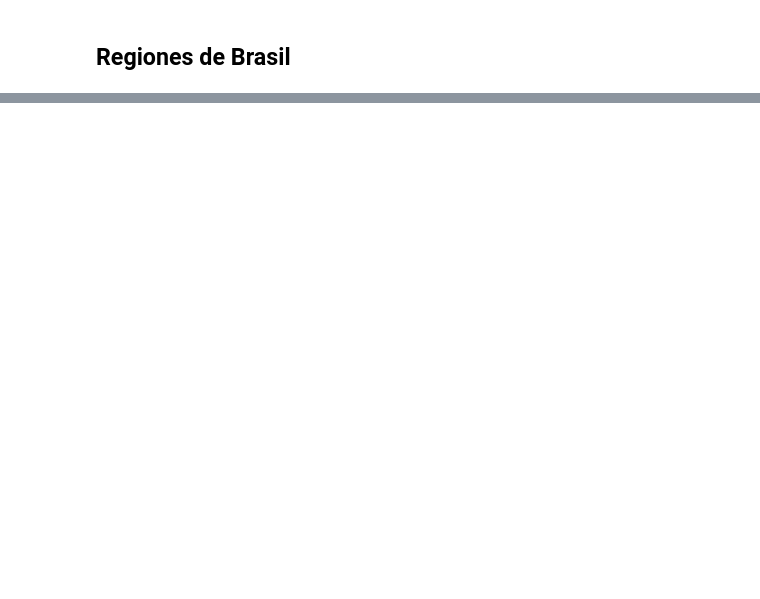
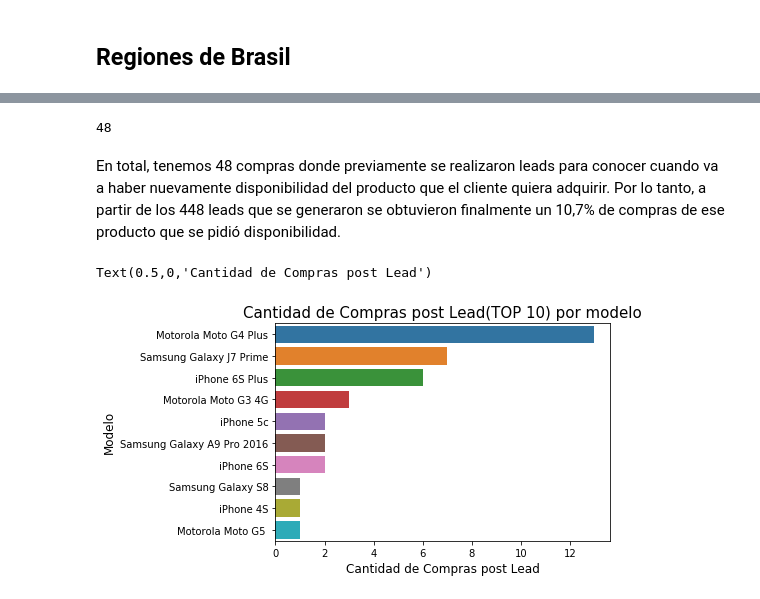
Before and after one commit to alepenaa94/TP1-Datos, a Jupyter notebook: Analisis- Fran.ipynb, the cells around one changed output, grey strips where cells are left out. Cells and saved outputs as stored; diff of their text form; code cells hidden in the pictures; blank space fills up the shorter version.

```diff
--- a/Analisis- Fran.ipynb
+++ b/Analisis- Fran.ipynb
@@ -159,0 +218,3 @@ grafico_visitas_regiones.set_xlabel("Cantidad",fontsize=12)
+# %%
+person_conversion = df_eventos.loc[(df_eventos['event']=='conversion'),['person','sku','model','timestamp']]
+person_conversion.head()
@@ -159,0 +228,4 @@ grafico_visitas_regiones.set_xlabel("Cantidad",fontsize=12)
+# %%
+person_lead_conversion = pd.merge(person_conversion,lead_events,on="person",how="inner")
+person_lead_conversion.columns =['person','sku','modelo_comprado','timestamp_comprado','modelo_lead','timestamp_lead']
+person_lead_conversion.head(10)
@@ -159,0 +244,3 @@ grafico_visitas_regiones.set_xlabel("Cantidad",fontsize=12)
+# %%
+person_buy_lead = person_lead_conversion.loc[(person_lead_conversion['modelo_comprado']==person_lead_conversion['modelo_lead'])&(person_lead_conversion['timestamp_lead']<person_lead_conversion['timestamp_comprado']),:]
+person_buy_lead.drop_duplicates('sku')
@@ -159,0 +265,17 @@ grafico_visitas_regiones.set_xlabel("Cantidad",fontsize=12)
+# %%
+person_buy_lead['sku'].count()
+# %% [output]
+48
+# %% [markdown]
+En total, tenemos 48 compras donde previamente se realizaron leads para conocer cuando va a haber nuevamente disponibilidad del producto que el cliente quiera adquirir. Por lo tanto, a partir de los 448 leads que se generaron se obtuvieron finalmente un 10,7% de compras de ese producto que se pidió disponibilidad.
+# %%
+buy_post_lead = person_buy_lead['modelo_comprado'].value_counts().head(10)
+# %%
+grafico_compras_post_lead = sns.barplot(buy_post_lead.head(10).values,buy_post_lead.head(10).index)
+sns.color_palette("Paired", n_colors=10)
+grafico_compras_post_lead.set_title("Cantidad de Compras post Lead(TOP 10) por modelo",fontsize=15)
+grafico_compras_post_lead.set_ylabel("Modelo",fontsize=12)
+grafico_compras_post_lead.set_xlabel("Cantidad de Compras post Lead",fontsize=12)
+# %% [output]
+Text(0.5,0,'Cantidad de Compras post Lead')
+[figure, added]
```
Also changed, not shown: parts of 18 cells of this notebook.
